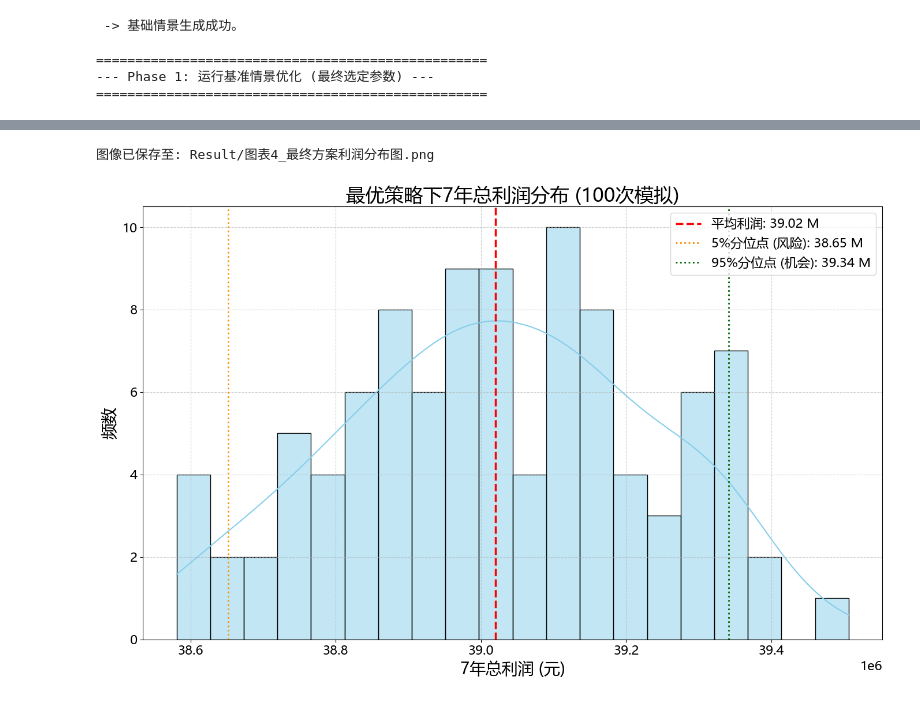
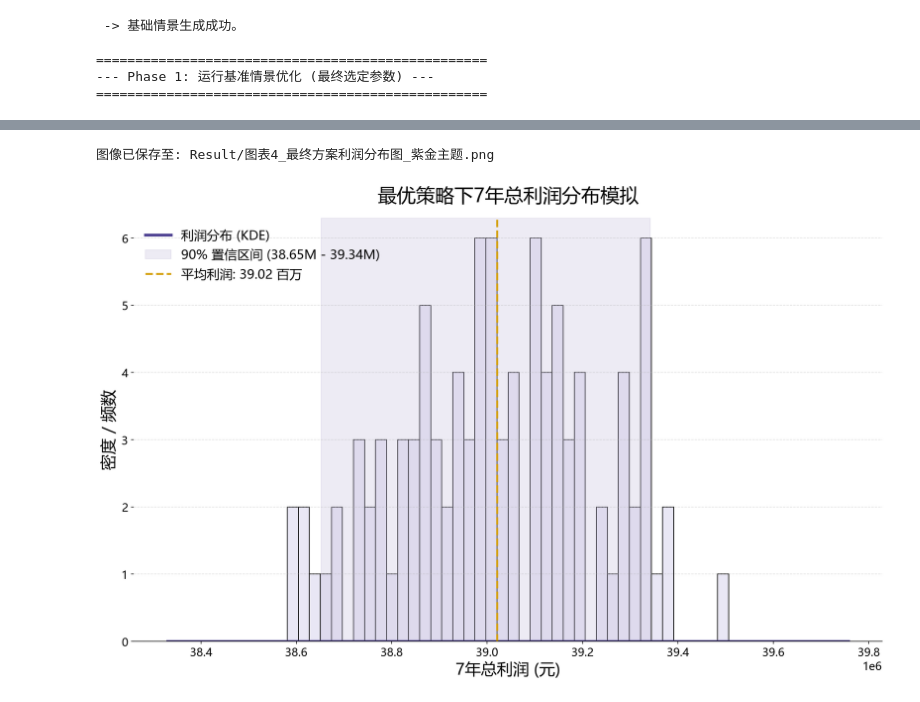
Before and after one commit to chenyirui2005/2024C, a Jupyter notebook: 5问题三/main.ipynb, the cells around one changed output, grey strips where cells are left out. Drawn from its saved outputs; the diff is of its cells as text; code cells hidden in the pictures.

```diff
--- a/5问题三/main.ipynb
+++ b/5问题三/main.ipynb
@@ -696,49 +762,94 @@ except FileNotFoundError:
 # %%
 import pandas as pd
 import numpy as np
 import matplotlib.pyplot as plt
 import seaborn as sns
 
-# --- 绘图配置 ---
-plt.rcParams['font.sans-serif'] = ['Microsoft YaHei', 'SimHei']
+# --- 绘图配置 (字体设置保持不变) ---
+plt.rcParams['font.sans-serif'] = ['Microsoft YaHei', 'SimHei', 'PingFang SC', 'Heiti SC']
 plt.rcParams['axes.unicode_minus'] = False
 plt.rcParams['font.size'] = 16
 plt.rcParams['axes.titlesize'] = 24
 plt.rcParams['axes.labelsize'] = 20
+plt.rcParams['xtick.labelsize'] = 14
+plt.rcParams['ytick.labelsize'] = 14
 
 # --- 数据加载 ---
 try:
     profits_df = pd.read_csv('Result/chart4_profit_distribution.csv')
     profits = profits_df['Profit']
 
-    # --- 从您的运行结果日志中获取精确的统计值 ---
+    # --- 统计值 ---
     mean_profit = 39020501.59
     p5 = 38651785.03
     p95 = 39341535.57
 
-    # --- 绘图 ---
+    # --- 全新风格绘图 ---
     plt.figure(figsize=(14, 9))
-    sns.histplot(profits, kde=True, bins=20, color='skyblue', edgecolor='black')
 
-    plt.axvline(mean_profit, color='red', linestyle='--', linewidth=2.5, label=f'平均利润: {mean_profit/1e6:.2f} M')
-    plt.axvline(p5, color='darkorange', linestyle=':', linewidth=2, label=f'5%分位点 (风险): {p5/1e6:.2f} M')
-    plt.axvline(p95, color='darkgreen', linestyle=':', linewidth=2, label=f'95%分位点 (机会): {p95/1e6:.2f} M')
+    # --- 1. [颜色更换] 定义一套优雅的“紫金”调色板 ---
+    COLOR_HIST = '#e9e7f5'      # 浅紫色，作为背景
+    COLOR_KDE = '#4d4091'       # 稳重的深紫色，作为视觉焦点
+    COLOR_MEAN = '#d5a10e'      # 亮眼的金色，用于高亮最重要信息
+    COLOR_INTERVAL = '#c5bddb'  # 中性灰紫色，用于表示区间
 
-    plt.title('最优策略下7年总利润分布 (100次模拟)')
+    # --- 2. 绘图元素的主次关系 (逻辑不变，仅应用新颜色) ---
+    # 背景直方图
+    sns.histplot(
+        profits,
+        kde=False,
+        bins=40,
+        color=COLOR_HIST,
+        alpha=1
+    )
+
+    # 主角KDE曲线
+    sns.kdeplot(
+        profits,
+        color=COLOR_KDE,
+        linewidth=3.5,
+        label='利润分布 (KDE)'
+    )
+
+    # 区间填充
+    plt.axvspan(
+        p5, p95,
+        color=COLOR_INTERVAL,
+        alpha=0.3, # 透明度微调以适应新颜色
+        label=f'90% 置信区间 ({p5/1e6:.2f}M - {p95/1e6:.2f}M)'
+    )
+
+    # 核心指标：平均值
+    plt.axvline(
+        mean_profit,
+        color=COLOR_MEAN,
+        linestyle='--',
+        linewidth=2.5,
+        label=f'平均利润: {mean_profit/1e6:.2f} 百万'
+    )
+
+    # --- 5. 精简装饰 (逻辑不变) ---
+    plt.title('最优策略下7年总利润分布模拟', pad=20)
     plt.xlabel('7年总利润 (元)')
-    plt.ylabel('频数')
+    plt.ylabel('密度 / 频数')
+
     plt.ticklabel_format(style='sci', axis='x', scilimits=(6,6))
-    plt.legend()
-    plt.grid(True, linestyle='--', alpha=0.6)
+    plt.legend(fontsize=16, loc='upper left', frameon=False)
+    sns.despine(left=True)
+    plt.grid(True, which='major', axis='y', linestyle='--', alpha=0.4)
+
     plt.tight_layout()
-    plt.savefig("Result/图表4_最终方案利润分布图.png", dpi=300)
-    print("图像已保存至: Result/图表4_最终方案利润分布图.png")
+
+    # 使用新文件名保存
+    new_filename = "Result/图表4_最终方案利润分布图_紫金主题.png"
+    plt.savefig(new_filename, dpi=300, bbox_inches='tight')
+    print(f"图像已保存至: {new_filename}")
 
 except FileNotFoundError:
     print("错误: 未找到 'Result/chart4_profit_distribution.csv' 文件。")
 # %% [output]
-图像已保存至: Result/图表4_最终方案利润分布图.png
+图像已保存至: Result/图表4_最终方案利润分布图_紫金主题.png
-[figure, old version]
+[figure, new version]
 # %%
 import pandas as pd
 import matplotlib.pyplot as plt
```
Also changed, not shown: parts of 6 cells of this notebook, 14 other files.
